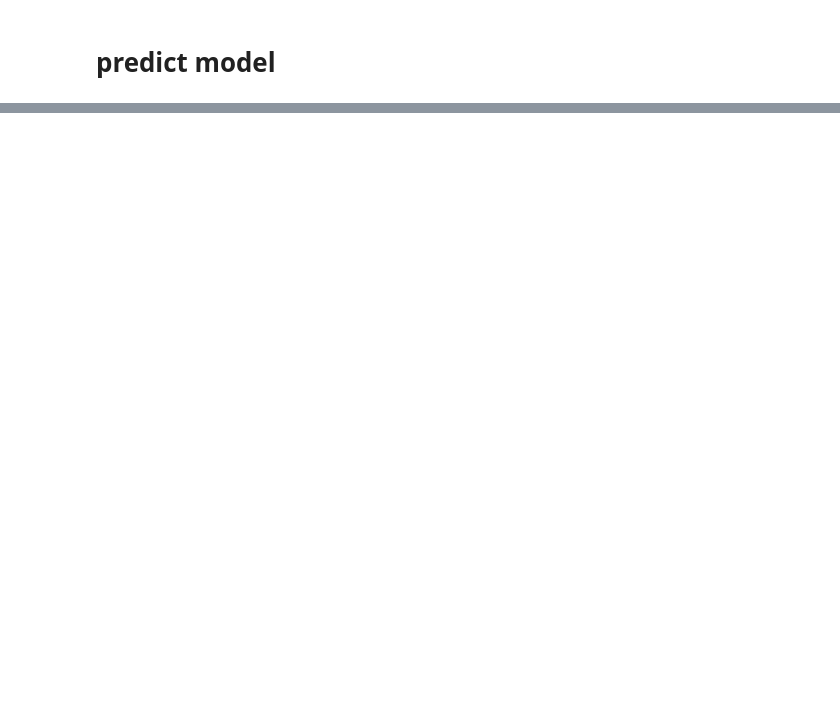
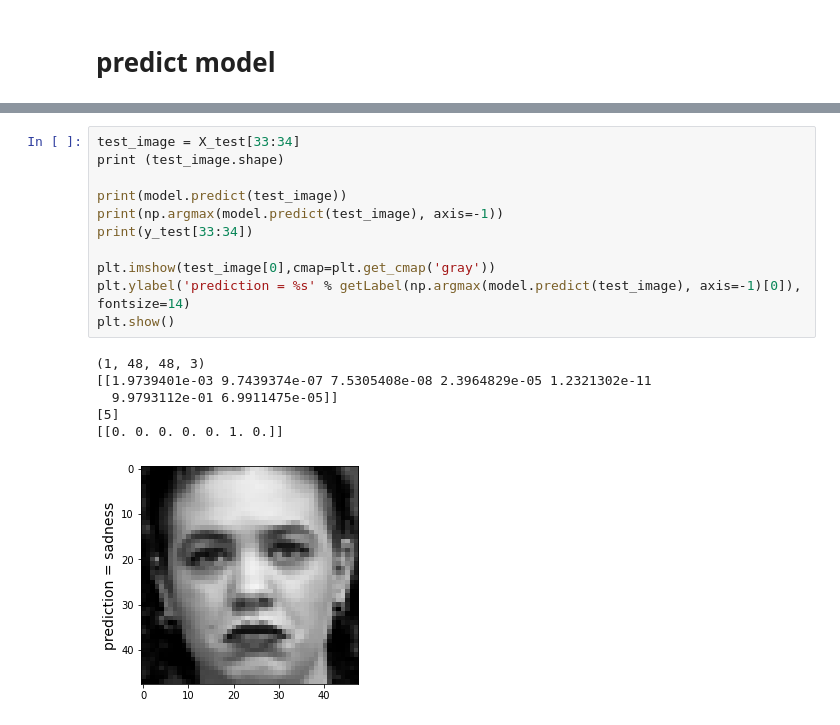
Before and after one commit to shivani-nandani/emotion-detection, a Jupyter notebook: emotion_detection_v1.ipynb, the cells around one changed output, grey strips where cells are left out. Cells and saved outputs as stored; diff of their text form; blank space fills up the shorter version.

```diff
--- a/emotion_detection_v1.ipynb
+++ b/emotion_detection_v1.ipynb
@@ -255,0 +294,18 @@ plt.show()
+# %%
+test_image = X_test[33:34]
+print (test_image.shape)
+
+print(model.predict(test_image))
+print(np.argmax(model.predict(test_image), axis=-1))
+print(y_test[33:34])
+
+plt.imshow(test_image[0],cmap=plt.get_cmap('gray'))
+plt.ylabel('prediction = %s' % getLabel(np.argmax(model.predict(test_image), axis=-1)[0]), fontsize=14)
+plt.show()
+# %% [output]
+(1, 48, 48, 3)
+[[1.9739401e-03 9.7439374e-07 7.5305408e-08 2.3964829e-05 1.2321302e-11
+  9.9793112e-01 6.9911475e-05]]
+[5]
+[[0. 0. 0. 0. 0. 1. 0.]]
+[figure, added]
```
Also changed, not shown: parts of 8 cells of this notebook, 1 other file.
